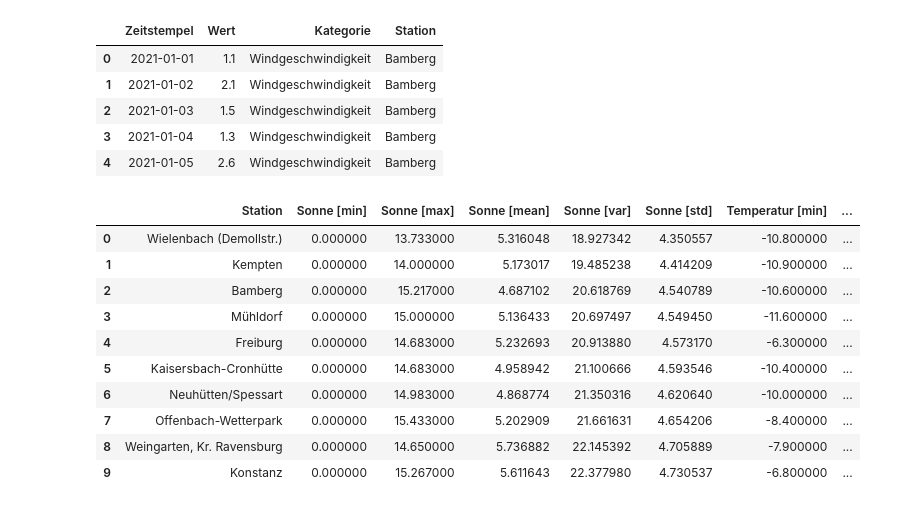
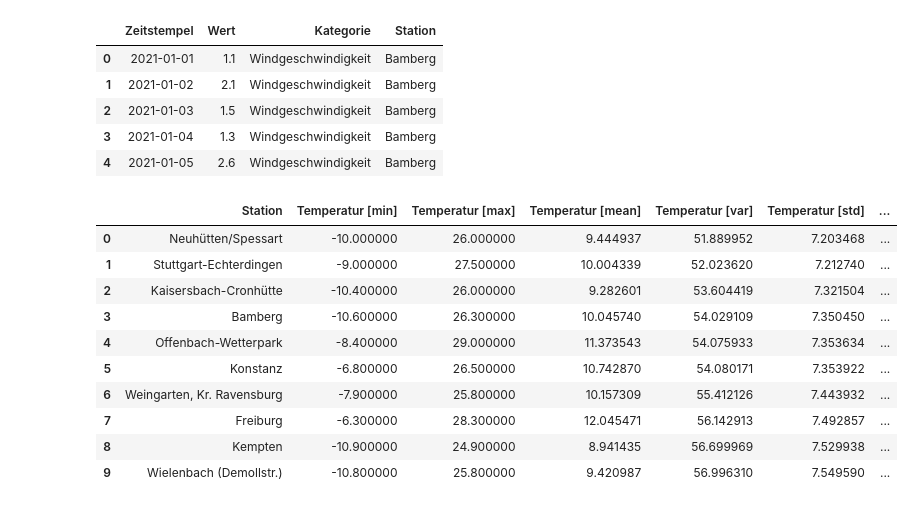
Before and after one commit to Gizmo-Labs/Statistical-Computing, a Jupyter notebook: Data-Analysis.ipynb, the cells around one changed output. Drawn from its saved outputs; the diff is of its cells as text; code cells hidden in the pictures.

```diff
--- a/Data-Analysis.ipynb
+++ b/Data-Analysis.ipynb
@@ -243,45 +243,45 @@ df_stats_1 = df_stats_1.rename(columns={'Station_': 'Station', 'Wert_var':'Tempe
 
 ########################################
 
 # Multi-Index auflösen und Spalten sinnvoll benennen
 df_stats_2.columns = ["_".join(c) for c in df_stats_2.columns]
 df_stats_2 = df_stats_2.rename(columns={'Wert_min':'Sonne [min]', 'Wert_max':'Sonne [max]', 'Wert_mean':'Sonne [mean]'})
 df_stats_2 = df_stats_2.rename(columns={'Station_': 'Station', 'Wert_var':'Sonne [var]', 'Wert_std':'Sonne [std]'})
 
 ########################################
 
 # Multi-Index auflösen und Spalten sinnvoll benennen
 df_stats_3.columns = ["_".join(c) for c in df_stats_3.columns]
 df_stats_3 = df_stats_3.rename(columns={'Wert_min':'Wind [min]', 'Wert_max':'Wind [max]', 'Wert_mean':'Wind [mean]'})
 df_stats_3 = df_stats_3.rename(columns={'Station_': 'Station', 'Wert_var':'Wind [var]', 'Wert_std':'Wind [std]'})
 
 ########################################
 
-df_stats_result = pd.merge(df_stats_2, df_stats_1, on="Station")
+df_stats_result = pd.merge(df_stats_1, df_stats_2, on="Station")
 df_stats_result = pd.merge(df_stats_result, df_stats_3, on="Station")
 
 ########################################
 
 def highlight_max(s, props=''):
     return np.where(s == np.nanmax(s.values), props, '')
 
 ########################################
 
 # Die ersten zehn Orte die alle Kriterien erfüllen nach der geringsten Varianz
 df_stats_result = df_stats_result[0:10]
 df_stats_result.head(12).style.bar(subset=('Temperatur [var]'), color='blue').bar(subset=('Sonne [var]'), color='#7715ea').bar(subset=('Wind [var]'), color='#074bf8')
 # %% [output]
-|  | Station | Sonne [min] | Sonne [max] | Sonne [mean] | Sonne [var] | Sonne [std] | Temperatur [min] | ... |
-| 0 | Wielenbach (Demollstr.) | 0.000000 | 13.733000 | 5.316048 | 18.927342 | 4.350557 | -10.800000 | ... |
-| 1 | Kempten | 0.000000 | 14.000000 | 5.173017 | 19.485238 | 4.414209 | -10.900000 | ... |
-| 2 | Bamberg | 0.000000 | 15.217000 | 4.687102 | 20.618769 | 4.540789 | -10.600000 | ... |
-| 3 | Mühldorf | 0.000000 | 15.000000 | 5.136433 | 20.697497 | 4.549450 | -11.600000 | ... |
-| 4 | Freiburg | 0.000000 | 14.683000 | 5.232693 | 20.913880 | 4.573170 | -6.300000 | ... |
-| 5 | Kaisersbach-Cronhütte | 0.000000 | 14.683000 | 4.958942 | 21.100666 | 4.593546 | -10.400000 | ... |
-| 6 | Neuhütten/Spessart | 0.000000 | 14.983000 | 4.868774 | 21.350316 | 4.620640 | -10.000000 | ... |
-| 7 | Offenbach-Wetterpark | 0.000000 | 15.433000 | 5.202909 | 21.661631 | 4.654206 | -8.400000 | ... |
-| 8 | Weingarten, Kr. Ravensburg | 0.000000 | 14.650000 | 5.736882 | 22.145392 | 4.705889 | -7.900000 | ... |
-| 9 | Konstanz | 0.000000 | 15.267000 | 5.611643 | 22.377980 | 4.730537 | -6.800000 | ... |
+|  | Station | Temperatur [min] | Temperatur [max] | Temperatur [mean] | Temperatur [var] | Temperatur [std] | ... |
+| 0 | Neuhütten/Spessart | -10.000000 | 26.000000 | 9.444937 | 51.889952 | 7.203468 | ... |
+| 1 | Stuttgart-Echterdingen | -9.000000 | 27.500000 | 10.004339 | 52.023620 | 7.212740 | ... |
+| 2 | Kaisersbach-Cronhütte | -10.400000 | 26.000000 | 9.282601 | 53.604419 | 7.321504 | ... |
+| 3 | Bamberg | -10.600000 | 26.300000 | 10.045740 | 54.029109 | 7.350450 | ... |
+| 4 | Offenbach-Wetterpark | -8.400000 | 29.000000 | 11.373543 | 54.075933 | 7.353634 | ... |
+| 5 | Konstanz | -6.800000 | 26.500000 | 10.742870 | 54.080171 | 7.353922 | ... |
+| 6 | Weingarten, Kr. Ravensburg | -7.900000 | 25.800000 | 10.157309 | 55.412126 | 7.443932 | ... |
+| 7 | Freiburg | -6.300000 | 28.300000 | 12.045471 | 56.142913 | 7.492857 | ... |
+| 8 | Kempten | -10.900000 | 24.900000 | 8.941435 | 56.699969 | 7.529938 | ... |
+| 9 | Wielenbach (Demollstr.) | -10.800000 | 25.800000 | 9.420987 | 56.996310 | 7.549590 | ... |
 # %%
 import seaborn as sns
 from matplotlib import pyplot as plt
```
Also changed, not shown: parts of 5 cells of this notebook, 1 other file.
